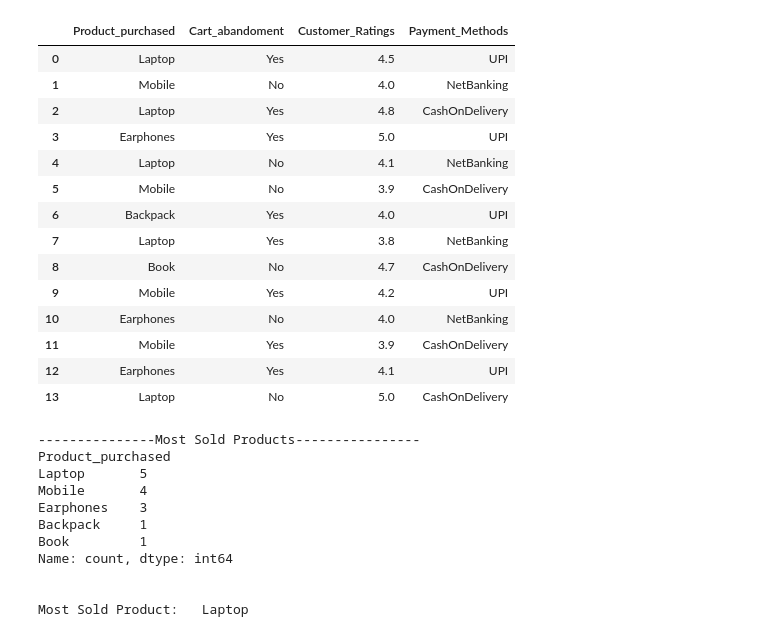
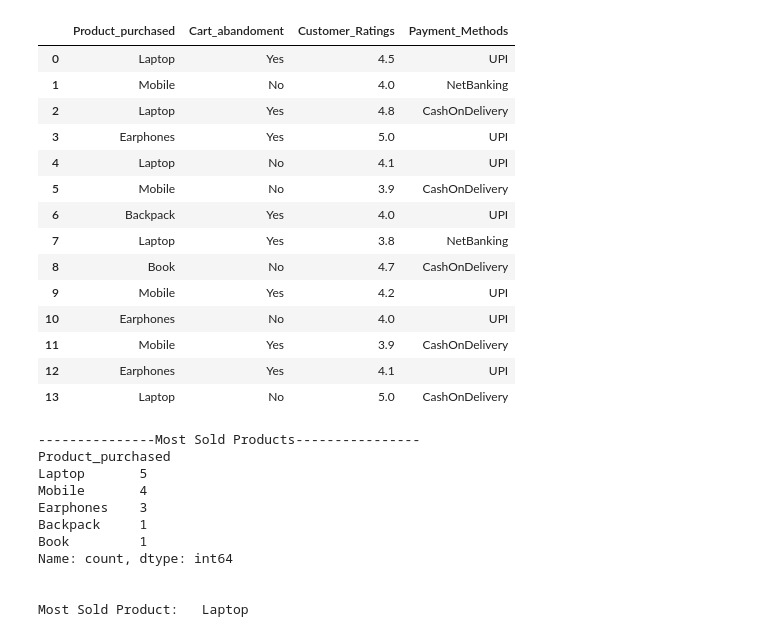
Before and after one commit to KarthikReddyvmd/Ethnotech-Data-Analytics-Training, a Jupyter notebook: Day 4/Module1Assignments/Analysis-2.ipynb, the cells around one changed output. Cells and saved outputs as stored; diff of their text form; code cells hidden in the pictures.

```diff
--- a/Day 4/Module1Assignments/Analysis-2.ipynb
+++ b/Day 4/Module1Assignments/Analysis-2.ipynb
@@ -3,30 +3,30 @@
 # %%
 import numpy as np
 import pandas as pd
 import matplotlib.pyplot as plt
 import seaborn as sb
 import statistics
 
 Product_purchased=['Laptop','Mobile','Laptop','Earphones','Laptop','Mobile','Backpack','Laptop','Book','Mobile','Earphones','Mobile','Earphones','Laptop']
 Cart_abandoment=['Yes','No','Yes','Yes','No','No','Yes','Yes','No','Yes','No','Yes','Yes','No']
 Customer_Ratings=[4.5,4,4.8,5,4.1,3.9,4,3.8,4.7,4.2,4,3.9,4.1,5]
-Payment_Methods=['UPI','NetBanking','CashOnDelivery','UPI','NetBanking','CashOnDelivery','UPI','NetBanking','CashOnDelivery','UPI','NetBanking','CashOnDelivery','UPI','CashOnDelivery']
+Payment_Methods=['UPI','NetBanking','CashOnDelivery','UPI','UPI','CashOnDelivery','UPI','NetBanking','CashOnDelivery','UPI','UPI','CashOnDelivery','UPI','CashOnDelivery']
 
 df=pd.DataFrame({'Product_purchased':Product_purchased,'Cart_abandoment':Cart_abandoment,'Customer_Ratings':Customer_Ratings,'Payment_Methods':Payment_Methods})
 df
 # %% [output]
 |  | Product_purchased | Cart_abandoment | Customer_Ratings | Payment_Methods |
 | 0 | Laptop | Yes | 4.5 | UPI |
 | 1 | Mobile | No | 4.0 | NetBanking |
 | 2 | Laptop | Yes | 4.8 | CashOnDelivery |
 | 3 | Earphones | Yes | 5.0 | UPI |
-| 4 | Laptop | No | 4.1 | NetBanking |
+| 4 | Laptop | No | 4.1 | UPI |
 | 5 | Mobile | No | 3.9 | CashOnDelivery |
 | 6 | Backpack | Yes | 4.0 | UPI |
 | 7 | Laptop | Yes | 3.8 | NetBanking |
 | 8 | Book | No | 4.7 | CashOnDelivery |
 | 9 | Mobile | Yes | 4.2 | UPI |
-| 10 | Earphones | No | 4.0 | NetBanking |
+| 10 | Earphones | No | 4.0 | UPI |
 | 11 | Mobile | Yes | 3.9 | CashOnDelivery |
 | 12 | Earphones | Yes | 4.1 | UPI |
 | 13 | Laptop | No | 5.0 | CashOnDelivery |
```
Also changed, not shown: parts of 2 cells of this notebook.
